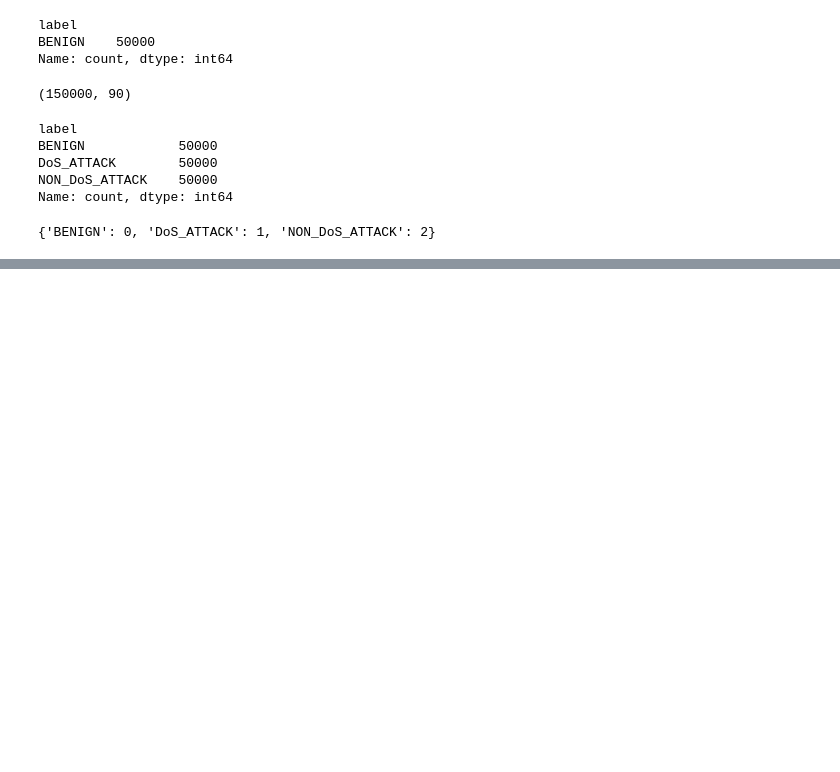
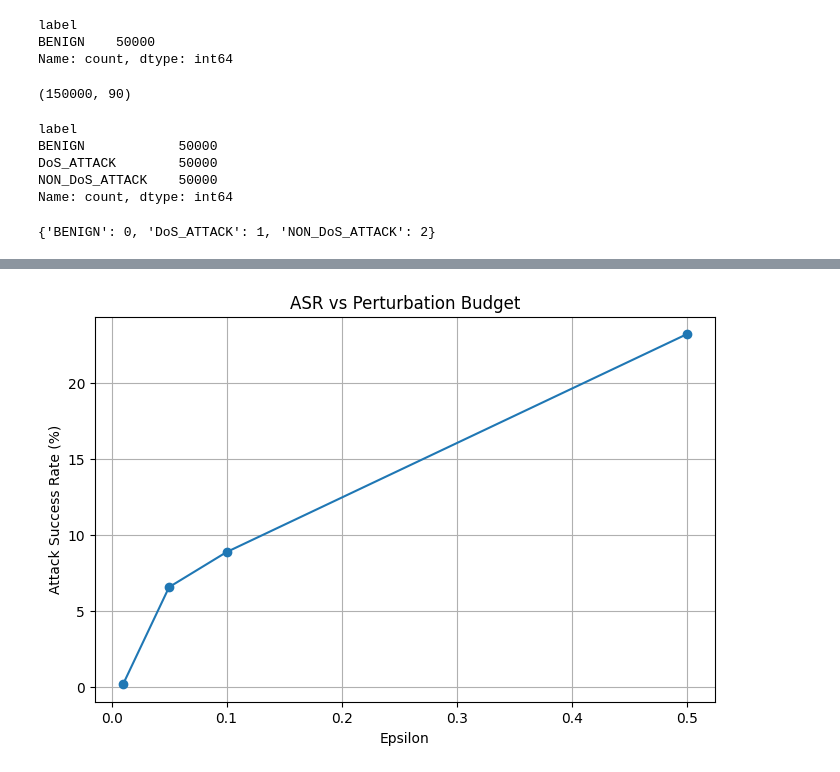
Before and after one commit to NU-Academics/DIS_Hughen, a Jupyter notebook: DNN-Multi-Reduced-PGD-Noise.ipynb, the cells around one changed output, grey strips where cells are left out. Saved outputs shown, nothing was run; the diff lists cells and outputs as text; code cells hidden in the pictures; blank space fills up the shorter version.

```diff
--- a/DNN-Multi-Reduced-PGD-Noise.ipynb
+++ b/DNN-Multi-Reduced-PGD-Noise.ipynb
@@ -279,14 +279,23 @@ def epsilon_eval(epsilon):
     X_train_adv = pgd_attack(model, X_train, y_train, epsilon)
     X_val_adv   = pgd_attack(model, X_val, y_val, epsilon)
     model.eval()
-    X_tensor = torch.tensor(X_val_adv, dtype=torch.float32).to(device)
+    X_val_tensor = torch.tensor(X_val, dtype=torch.float32).to(device)
     with torch.no_grad():
-        outputs = model(X_tensor)
-        y_pred_adv = torch.argmax(outputs, dim=1).cpu().numpy()
+        clean_outputs = model(X_val_tensor)
+        y_pred_clean = torch.argmax(clean_outputs, dim=1).cpu().numpy()
+    X_adv_tensor = torch.tensor(X_val_adv, dtype=torch.float32).to(device)
+    with torch.no_grad():
+        adv_outputs = model(X_adv_tensor)
+        y_pred = torch.argmax(adv_outputs, dim=1).cpu().numpy()
+    y_true = y_val_tensor.cpu().numpy()
+    correct_clean     = (y_pred_clean == y_true)
+    successful_attacks = (correct_clean & (y_pred != y_true))
+    asr = successful_attacks.sum() / max(correct_clean.sum(), 1)
+    x_adv_np = X_val_adv if isinstance(X_val_adv, np.ndarray) else X_val_adv.cpu().numpy()
+    clean_acc = accuracy_score(y_true, y_pred_clean)
+    adv_acc   = accuracy_score(y_true, y_pred)
     print("=== ADVERSARIAL DATA ===")
     print("Epsilon:", epsilon)
-    print("Accuracy:", accuracy_score(y_val, y_pred_adv))
-    print(classification_report(y_val, y_pred_adv))
-
-for epsilon in [0.01, 0.05, 0.1, 0.5]:
-    epsilon_eval(epsilon)
+    print("Accuracy:", adv_acc)
+    print(classification_report(y_true, y_pred))
+    return {"epsilon":epsilon, "clean_accuracy": clean_acc,"adv_accuracy":adv_acc, "asr":asr}
@@ -310,0 +302,4 @@ weighted avg       0.69      0.68      0.69     45000
+# %%
+results = []
+for epsilon in [0.01, 0.05, 0.1, 0.5]:
+    results.append(epsilon_eval(epsilon))
@@ -310,0 +324,13 @@ weighted avg       0.69      0.68      0.69     45000
+# %%
+eps = [r["epsilon"] for r in results]
+asr = [r["asr"] * 100 for r in results]
+
+plt.figure(figsize=(8,5))
+plt.plot(eps, asr, marker='o')
+plt.xlabel("Epsilon")
+plt.ylabel("Attack Success Rate (%)")
+plt.title("ASR vs Perturbation Budget")
+plt.grid(True)
+plt.show()
+# %% [output]
+[figure, added]
```
Also changed, not shown: parts of 6 cells of this notebook, 2 other files.
